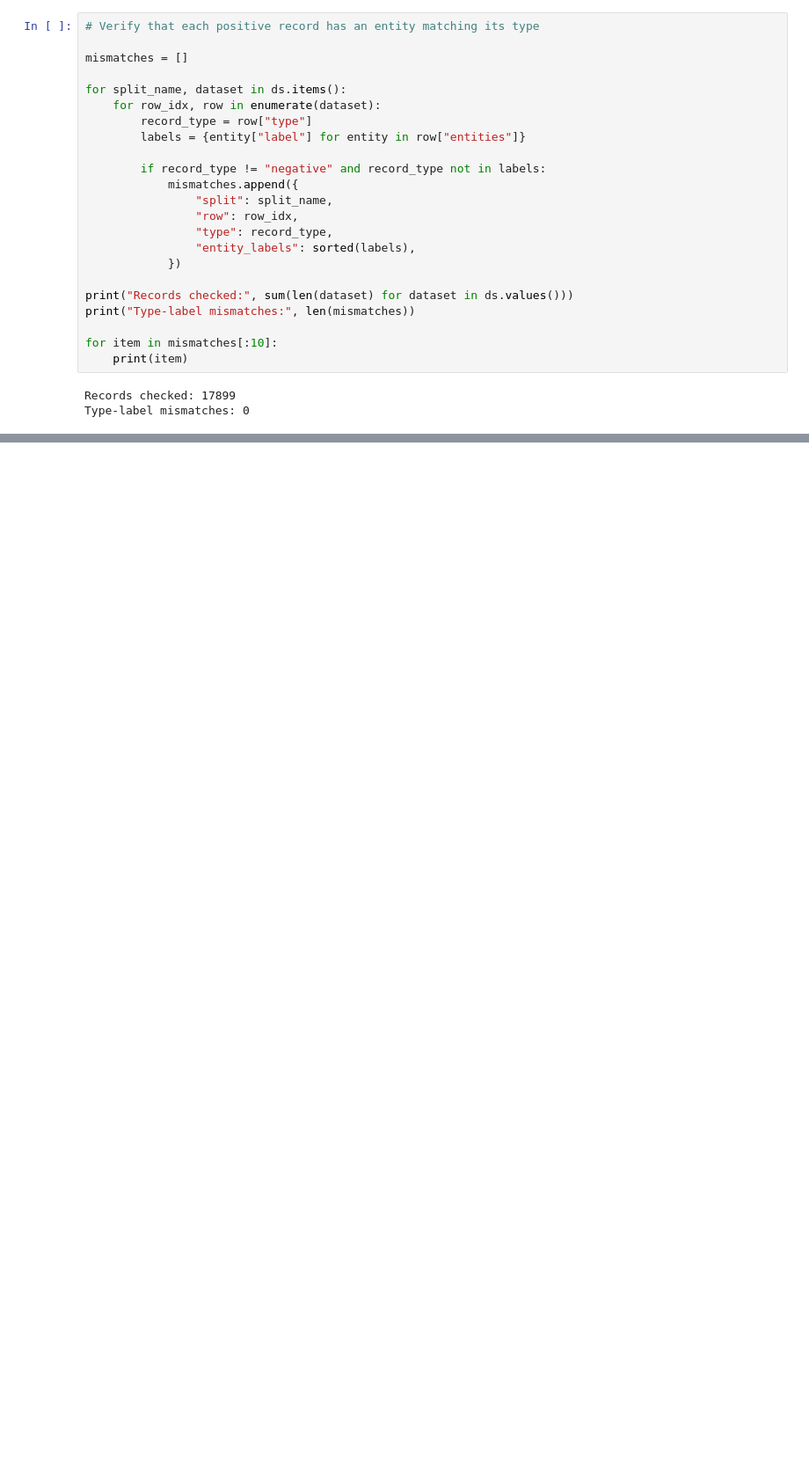
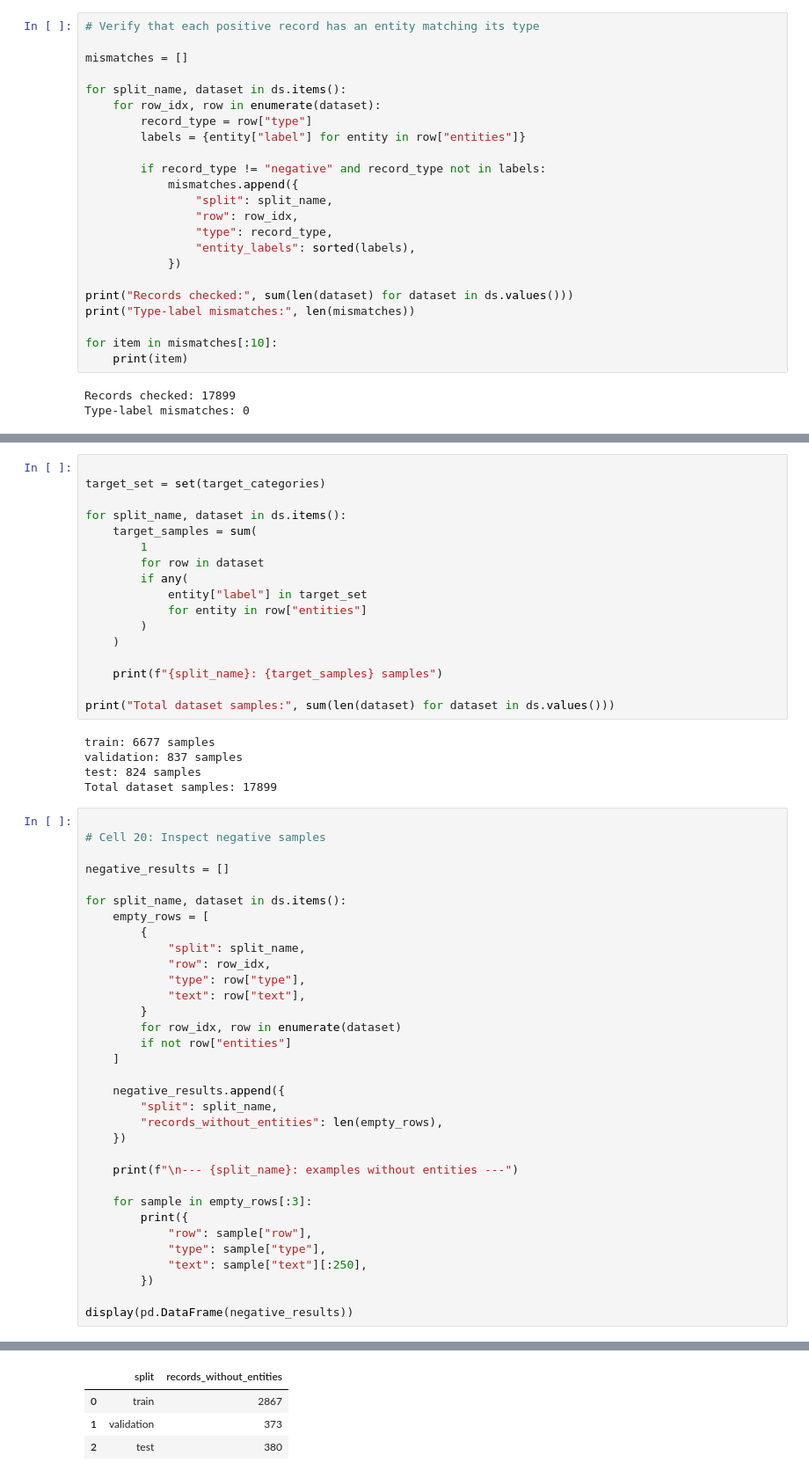
Before and after one commit to nada00kh/confidentiality-detector, a Jupyter notebook: archive/02_scoped_data_EDA.ipynb, the cells around one changed output, grey strips where cells are left out. Shown at 88% size. Saved outputs shown, nothing was run; the diff lists cells and outputs as text; blank space fills up the shorter version.

```diff
--- a/archive/02_scoped_data_EDA.ipynb
+++ b/archive/02_scoped_data_EDA.ipynb
@@ -532,0 +633,56 @@ Type-label mismatches: 0
+# %%
+
+target_set = set(target_categories)
+
+for split_name, dataset in ds.items():
+    target_samples = sum(
+        1
+        for row in dataset
+        if any(
+            entity["label"] in target_set
+            for entity in row["entities"]
+        )
+    )
+
+    print(f"{split_name}: {target_samples} samples")
+
+print("Total dataset samples:", sum(len(dataset) for dataset in ds.values()))
+# %% [output]
+train: 6677 samples
+validation: 837 samples
+test: 824 samples
+Total dataset samples: 17899
+# %%
+
+# Cell 20: Inspect negative samples
+
+negative_results = []
+
+for split_name, dataset in ds.items():
+    empty_rows = [
+        {
+            "split": split_name,
+            "row": row_idx,
+            "type": row["type"],
+            "text": row["text"],
+        }
+        for row_idx, row in enumerate(dataset)
+        if not row["entities"]
+    ]
+
+    negative_results.append({
+        "split": split_name,
+        "records_without_entities": len(empty_rows),
+    })
+
+    print(f"\n--- {split_name}: examples without entities ---")
+
+    for sample in empty_rows[:3]:
+        print({
+            "row": sample["row"],
+            "type": sample["type"],
+            "text": sample["text"][:250],
+        })
+
+display(pd.DataFrame(negative_results))
+# %% [output]
@@ -532,0 +703,4 @@ Type-label mismatches: 0
+|  | split | records_without_entities |
+| 0 | train | 2867 |
+| 1 | validation | 373 |
+| 2 | test | 380 |
```
Also changed, not shown: parts of 5 cells of this notebook, 28 other files.
